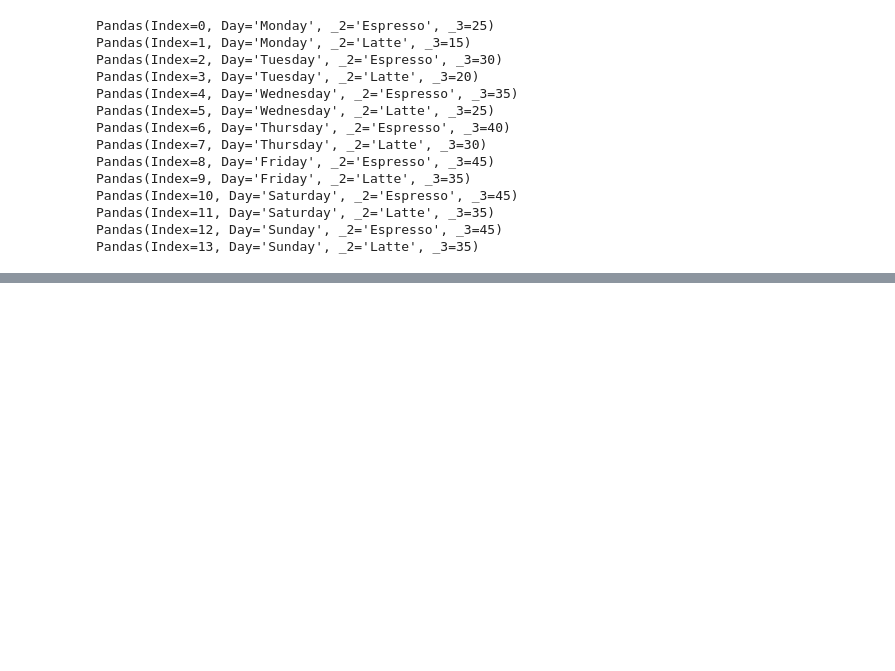
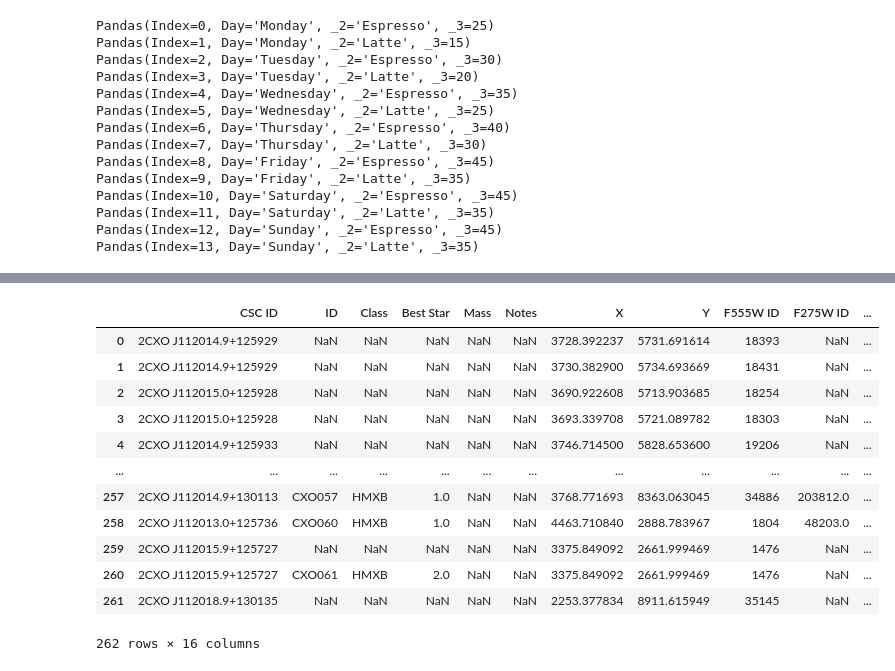
Before and after one commit to devkhullar/Tutorials, a Jupyter notebook: Pandas/Pandas.ipynb, the cells around one changed output, grey strips where cells are left out. Saved outputs shown, nothing was run; the diff lists cells and outputs as text; code cells hidden in the pictures; blank space fills up the shorter version.

```diff
--- a/Pandas/Pandas.ipynb
+++ b/Pandas/Pandas.ipynb
@@ -382,0 +587,16 @@ Pandas(Index=13, Day='Sunday', _2='Latte', _3=35)
+# %%
+pd.merge(hmxbs, daoclean, left_on=['CSC ID', 'Best Star'], right_on=['CSC ID', 'StarID'], how='right')
+# %% [output]
+|  | CSC ID | ID | Class | Best Star | Mass | Notes | X | Y | F555W ID | F275W ID | ... |
+| 0 | 2CXO J112014.9+125929 | NaN | NaN | NaN | NaN | NaN | 3728.392237 | 5731.691614 | 18393 | NaN | ... |
+| 1 | 2CXO J112014.9+125929 | NaN | NaN | NaN | NaN | NaN | 3730.382900 | 5734.693669 | 18431 | NaN | ... |
+| 2 | 2CXO J112015.0+125928 | NaN | NaN | NaN | NaN | NaN | 3690.922608 | 5713.903685 | 18254 | NaN | ... |
+| 3 | 2CXO J112015.0+125928 | NaN | NaN | NaN | NaN | NaN | 3693.339708 | 5721.089782 | 18303 | NaN | ... |
+| 4 | 2CXO J112014.9+125933 | NaN | NaN | NaN | NaN | NaN | 3746.714500 | 5828.653600 | 19206 | NaN | ... |
+| ... | ... | ... | ... | ... | ... | ... | ... | ... | ... | ... | ... |
+| 257 | 2CXO J112014.9+130113 | CXO057 | HMXB | 1.0 | NaN | NaN | 3768.771693 | 8363.063045 | 34886 | 203812.0 | ... |
+| 258 | 2CXO J112013.0+125736 | CXO060 | HMXB | 1.0 | NaN | NaN | 4463.710840 | 2888.783967 | 1804 | 48203.0 | ... |
+| 259 | 2CXO J112015.9+125727 | NaN | NaN | NaN | NaN | NaN | 3375.849092 | 2661.999469 | 1476 | NaN | ... |
+| 260 | 2CXO J112015.9+125727 | CXO061 | HMXB | 2.0 | NaN | NaN | 3375.849092 | 2661.999469 | 1476 | NaN | ... |
+| 261 | 2CXO J112018.9+130135 | NaN | NaN | NaN | NaN | NaN | 2253.377834 | 8911.615949 | 35145 | NaN | ... |
+262 rows × 16 columns
```
Also changed, not shown: parts of 23 cells of this notebook.
